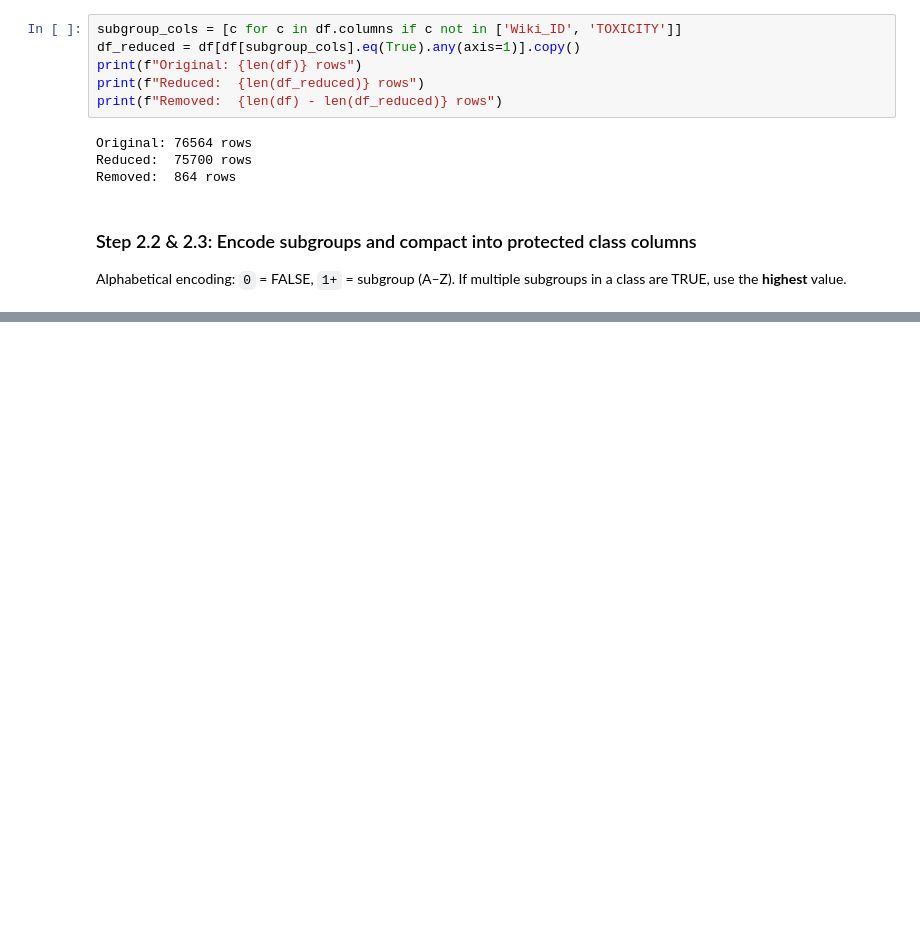
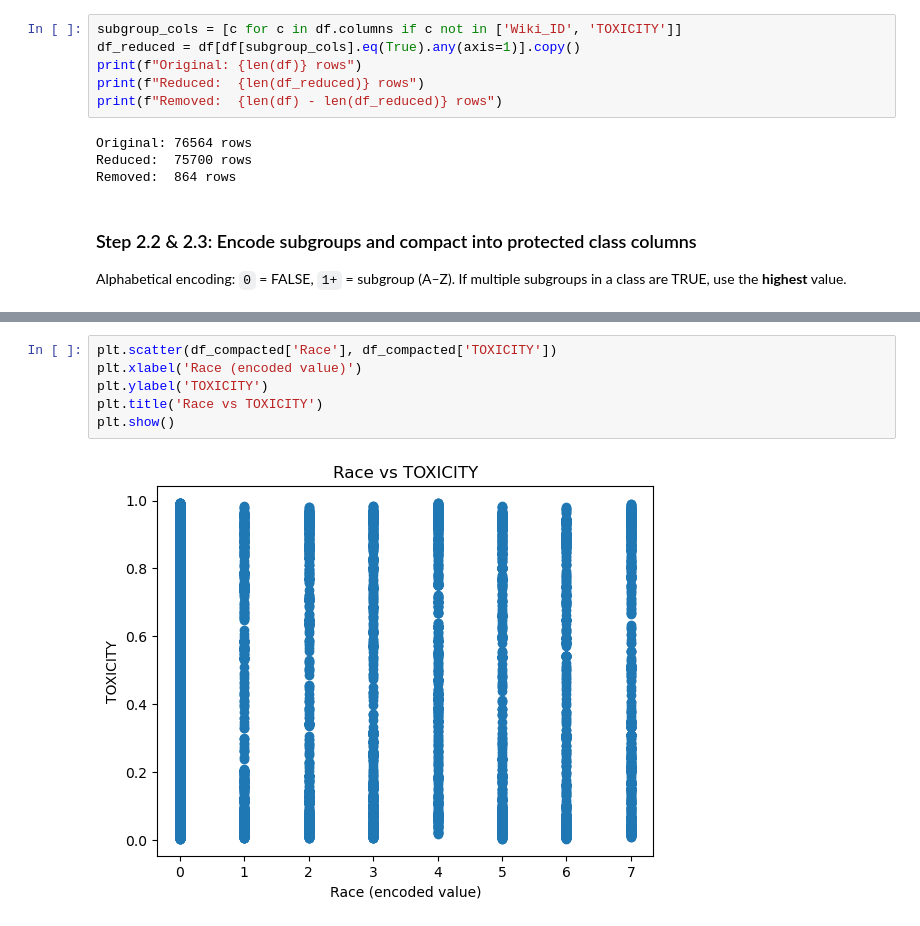
Before and after one commit to lukeckk/CS6603_2026_Summer, a Jupyter notebook: Porject_3_AI_ML_Part_1/notebook_part1.ipynb, the cells around one changed output, grey strips where cells are left out. Saved outputs shown, nothing was run; the diff lists cells and outputs as text; blank space fills up the shorter version.

```diff
--- a/Porject_3_AI_ML_Part_1/notebook_part1.ipynb
+++ b/Porject_3_AI_ML_Part_1/notebook_part1.ipynb
@@ -165,0 +209,8 @@ Disability: min=0, max=3, unique=[np.int64(0), np.int64(1), np.int64(2), np.int6
+# %%
+plt.scatter(df_compacted['Race'], df_compacted['TOXICITY'])
+plt.xlabel('Race (encoded value)')
+plt.ylabel('TOXICITY')
+plt.title('Race vs TOXICITY')
+plt.show()
+# %% [output]
+[figure, added]
```
Also changed, not shown: parts of 8 cells of this notebook.
